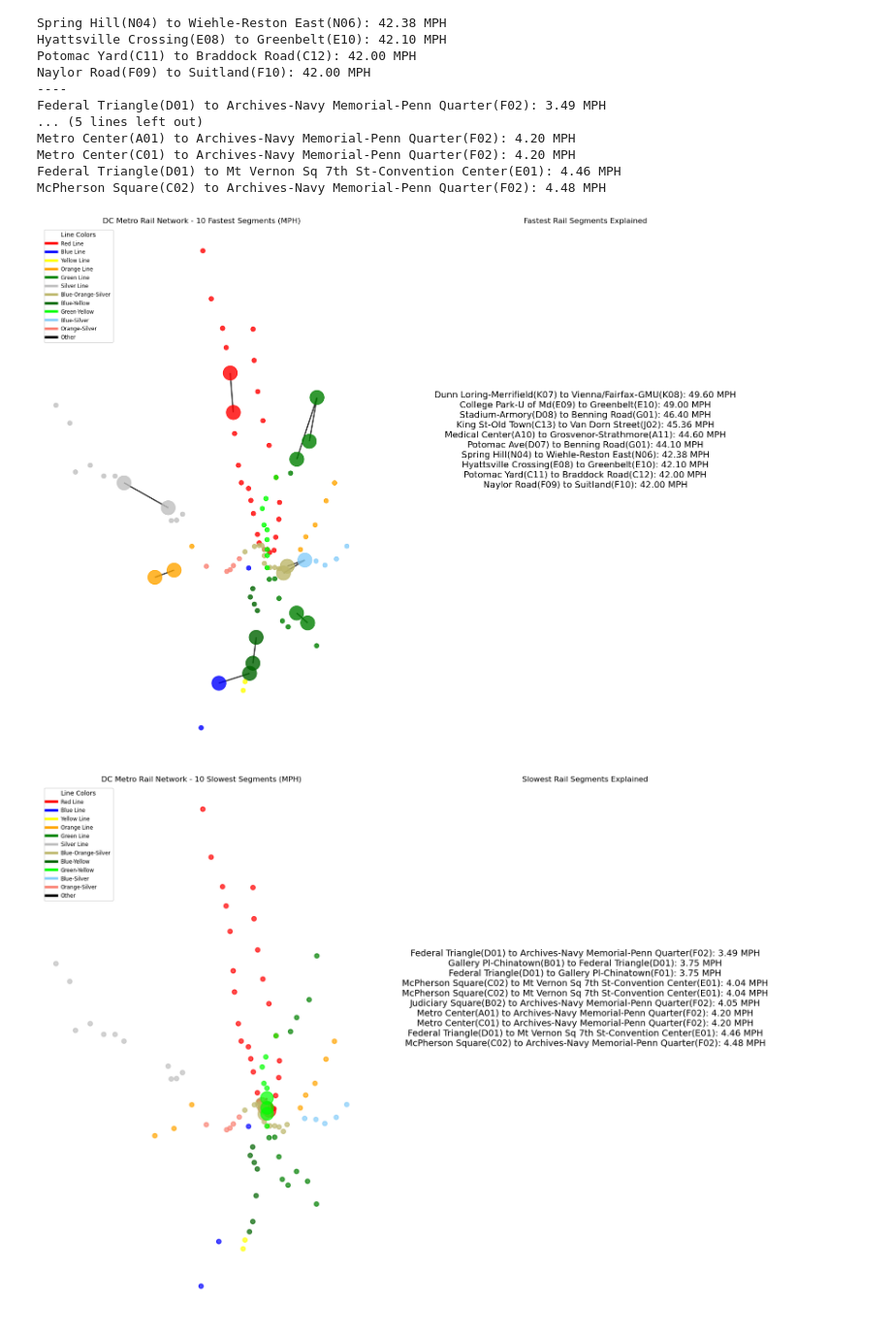
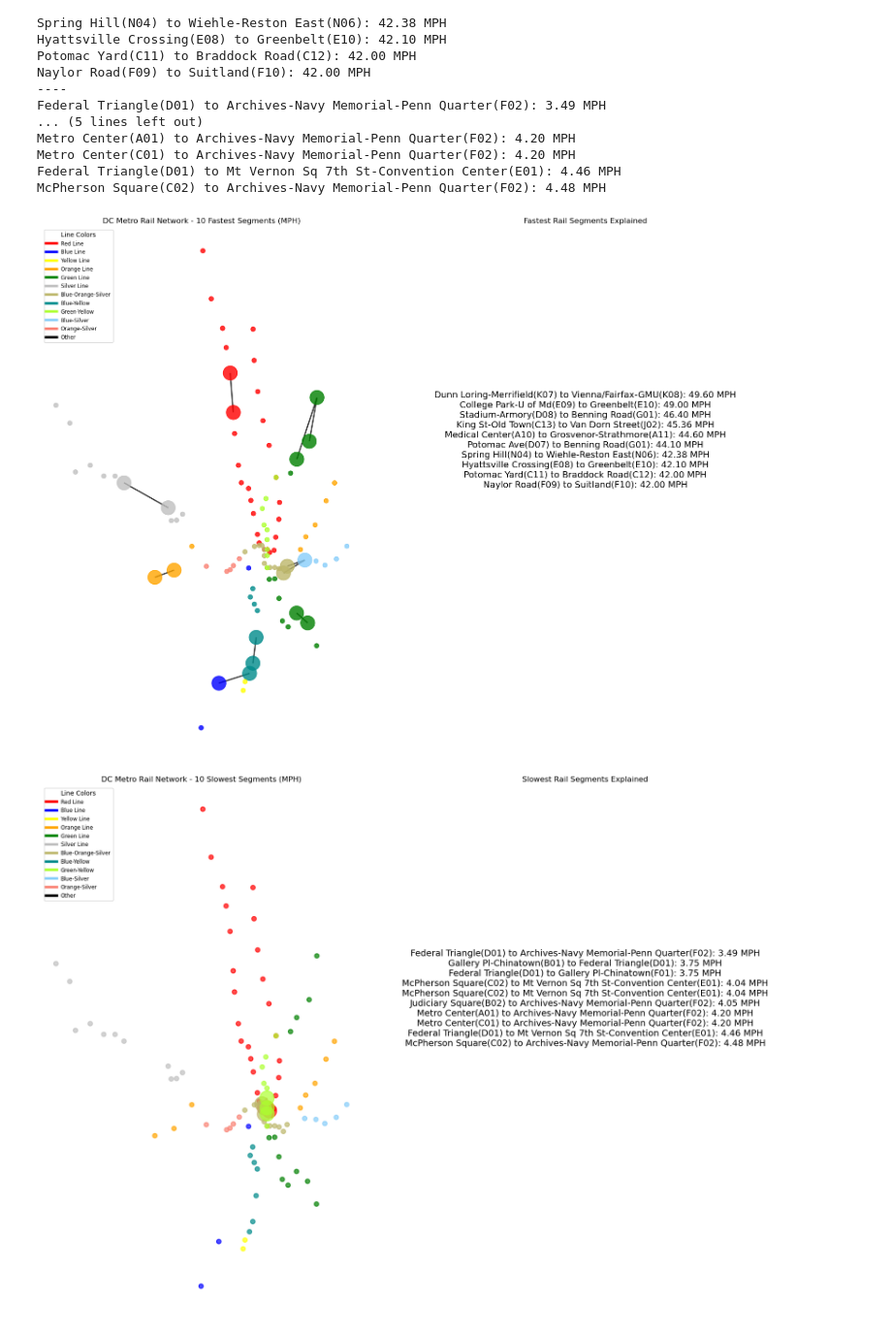
Before and after one commit to RicketyCrickitty/WMATA-Metro-Analysis, a Jupyter notebook: rail_system_network_analyis.ipynb, the cells around one changed output. Shown at 97% size. Drawn from its saved outputs; the diff is of its cells as text; code cells hidden in the pictures.

Commit message:
Improve network graph formatting v2

```diff
--- a/rail_system_network_analyis.ipynb
+++ b/rail_system_network_analyis.ipynb
@@ -73,9 +73,9 @@ def get_edge_color(row):
     elif row['LineComb'] == 'BLORSV':
         return 'darkkhaki'
     elif row['LineComb'] == 'BLYL':
-        return 'darkgreen'
+        return 'darkcyan'
     elif row['LineComb'] == 'GRYL':
-        return 'lime'
+        return 'greenyellow'
     elif row['LineComb'] == 'BLSV':
         return 'lightskyblue'
     elif row['LineComb'] == 'ORSV':
@@ -104,8 +104,8 @@ custom_lines = [Line2D([0], [0], color='red', lw=4),
                 Line2D([0], [0], color='green', lw=4),
                 Line2D([0], [0], color='silver', lw=4),
                 Line2D([0], [0], color='darkkhaki', lw=4),
-                Line2D([0], [0], color='darkgreen', lw=4),
-                Line2D([0], [0], color='lime', lw=4),
+                Line2D([0], [0], color='darkcyan', lw=4),
+                Line2D([0], [0], color='greenyellow', lw=4),
                 Line2D([0], [0], color='lightskyblue', lw=4),
                 Line2D([0], [0], color='salmon', lw=4),
                 Line2D([0], [0], color='black', lw=4)]
@@ -194,36 +194,36 @@ ax2.set_title('Fastest Rail Segments Explained')
 plt.savefig('dc_metro_fastest_segments.png', dpi=300)
 plt.show()
 # %% [output]
-[figure, old version]
+[figure, new version]
 # %%
 # Get smallest nodes to make bigger visually
 slowest_nodes = slowest_df['FromStationCode'].tolist() + slowest_df['ToStationCode'].tolist()
-node_sizes = []
+s_node_sizes = []
 for node in G.nodes():
     if node in slowest_nodes:
-        node_sizes.append(500)
+        s_node_sizes.append(500)
     else:
-        node_sizes.append(50)
+        s_node_sizes.append(50)
 # %%
 fig, (ax1, ax2) = plt.subplots(1, 2, figsize=(20, 15))
 nx.draw(G,
         ax=ax1,
         pos=pos,
         node_color=node_colormap,
         edge_color='deeppink',
         edgelist=slowest_edges,
-        node_size=node_sizes,
+        node_size=s_node_sizes,
         width=2,
         linewidths=1.5,
         font_size=8,
         alpha=0.7
         )
 ax2.text(0.5, 0.5, slowest_edges_str, fontsize=14, va='bottom', ha='center')
 ax2.axis('off')
 ax1.set_title('DC Metro Rail Network - 10 Slowest Segments (MPH)')
 ax1.legend(custom_lines, legend_labels, loc='upper left', fontsize='small', title='Line Colors')
 ax2.set_title('Slowest Rail Segments Explained')
 plt.savefig('dc_metro_slowest_segments.png', dpi=300)
 plt.show()
 # %% [output]
-[figure, old version]
+[figure, new version]
```
Also changed, not shown: 2 other files.
